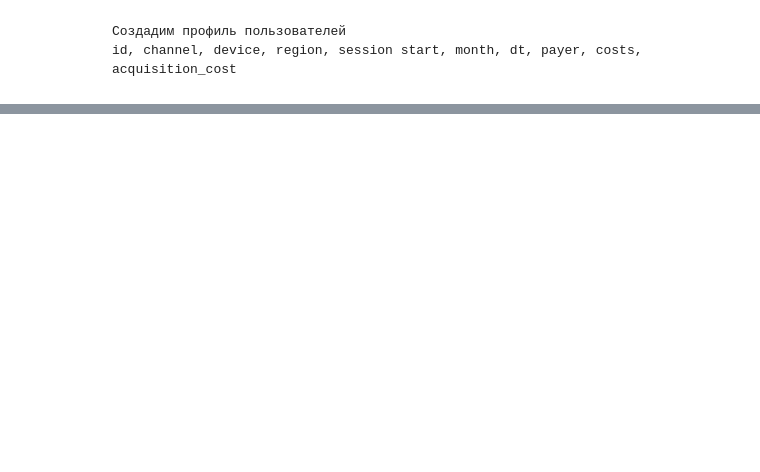
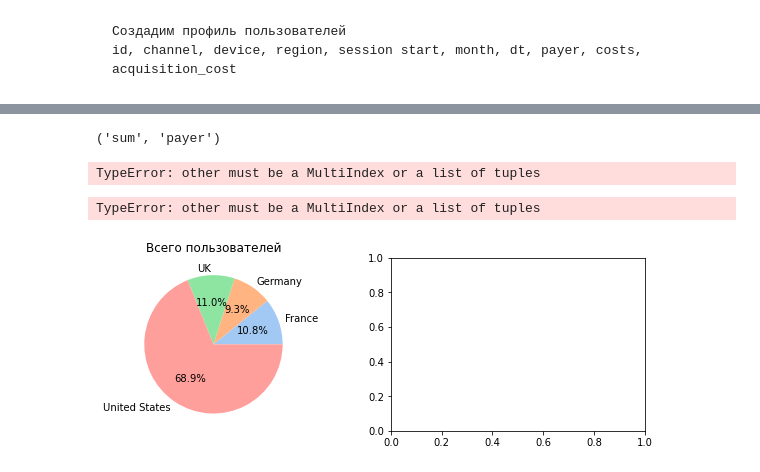
Before and after one commit to AlexVachkan/Data-exploration, a Jupyter notebook: Products_metrics/products_metric.ipynb, the cells around one changed output, grey strips where cells are left out. Saved outputs shown, nothing was run; the diff lists cells and outputs as text; code cells hidden in the pictures; blank space fills up the shorter version.

```diff
--- a/Products_metrics/products_metric.ipynb
+++ b/Products_metrics/products_metric.ipynb
@@ -243,0 +298,7 @@ MultiIndex([('count', 'payer'),
+# %%
+z = profiles.pivot_table(index=['region', 'device', 'channel', 'month'], values='payer', aggfunc=['count', 'sum']).reset_index()
+z['%_payer'] = round(z[('sum','payer')]/z[('count','payer')]*100, 1)
+z['%_count_all'] = round(z[('count','payer')]/z[('count','payer')].sum()*100, 1)
+z = z.rename(columns={z.columns[5]:'sum_payer'})
+z.columns
+z.head()
@@ -243,0 +313,36 @@ MultiIndex([('count', 'payer'),
+# %%
+z.columns[5]
+# %% [output]
+('sum', 'payer')
+# %%
+z.groupby('region')[('sum', 'payer')].sum()
+# %% [output]
+TypeError: other must be a MultiIndex or a list of tuples
+# %%
+fig = plt.figure(figsize=(10,7))
+
+colors = sns.color_palette('pastel')
+
+ax1 = fig.add_subplot(2,2,1)
+plt.pie(
+    x = z.groupby('region')['%_count_all'].sum(),
+    labels = z['region'].unique(),
+    colors = colors,
+    autopct='%1.1f%%'
+)
+plt.title('Всего пользователей')
+
+ax2 = fig.add_subplot(2,2,2)
+plt.pie(
+    x = z.groupby('region')[('sum','payer')].sum(),
+    labels = z['region'],
+    colors = colors,
+    autopct='%1.1f%%'
+)
+plt.title('Платящие пользователи')
+
+
+plt.show()
+# %% [output]
+TypeError: other must be a MultiIndex or a list of tuples
+[figure, added]
```
Also changed, not shown: parts of 9 cells of this notebook.
